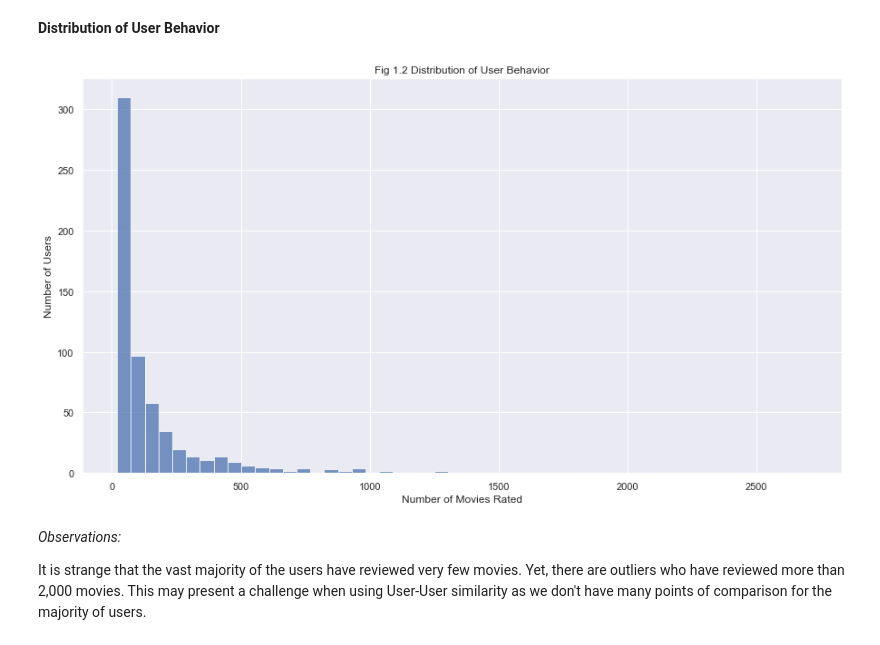
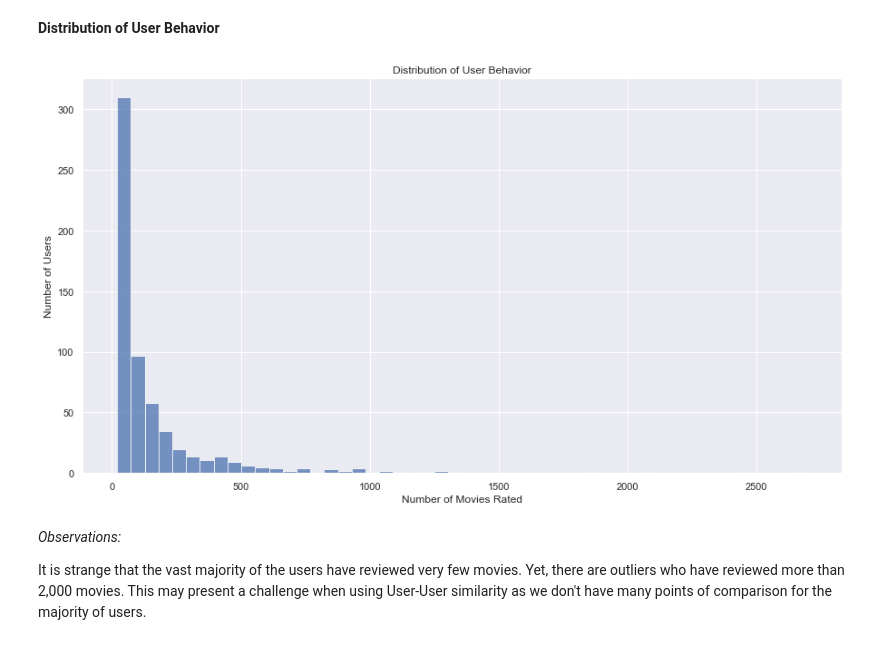
Before and after one commit to CaryMosley/Mod4ProjectRecommendation, a Jupyter notebook: RecSystem.ipynb, the cells around one changed output. Cells and saved outputs as stored; diff of their text form; code cells hidden in the pictures.

```diff
--- a/RecSystem.ipynb
+++ b/RecSystem.ipynb
@@ -125,6 +138,8 @@ ratings_df.head()
 | 2 | 1 | 6 | 4.0 | 964982224 |
 | 3 | 1 | 47 | 5.0 | 964983815 |
 | 4 | 1 | 50 | 5.0 | 964982931 |
+# %%
+ratings_df = ratings_df.drop_duplicates(subset=['movieId', 'userId'], keep='first')
 # %%
 tags_df.head()
 # %% [output]
@@ -155,0 +206,2 @@ plot_df.head()
+# %%
+ratings_df = ratings_df.dropna()
@@ -203,0 +275,3 @@ df.head()
+# %%
+ratings_df = ratings_df.dropna()
+ratings_df.shape
@@ -203,0 +280,2 @@ df.head()
+# %%
+ratings_df = ratings_df.drop_duplicates(subset=['movieId', 'userId'], keep='first')
@@ -310,13 +405,13 @@ counts = x.iloc[:]
 # %%
 plt.figure(figsize=(15,8))
 plt.hist(counts, 50, density=False, alpha=0.75)
 plt.xlabel('Number of Movies Rated')
 plt.ylabel('Number of Users')
-plt.title('Fig 1.2 Distribution of User Behavior')
+plt.title('Distribution of User Behavior')
 plt.grid(True)
 plt.show()
 # %% [output]
-[figure, old version]
+[figure, new version]
 # %% [markdown]
 *Observations:*
 
```
Also changed, not shown: parts of 205 cells of this notebook.
